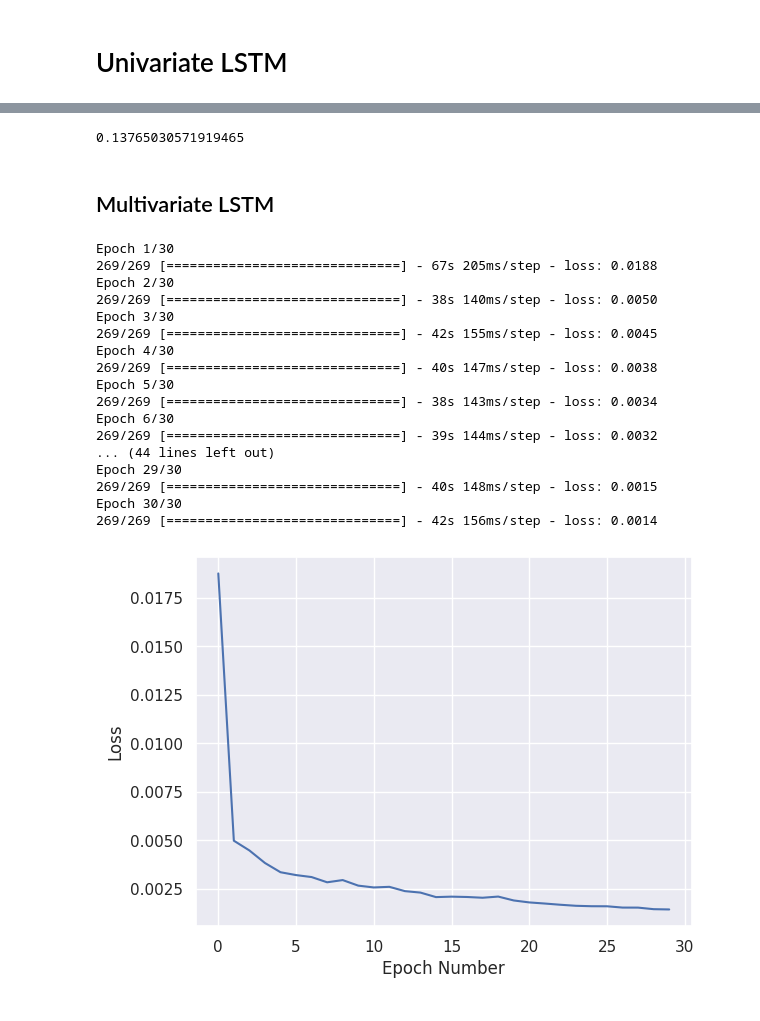
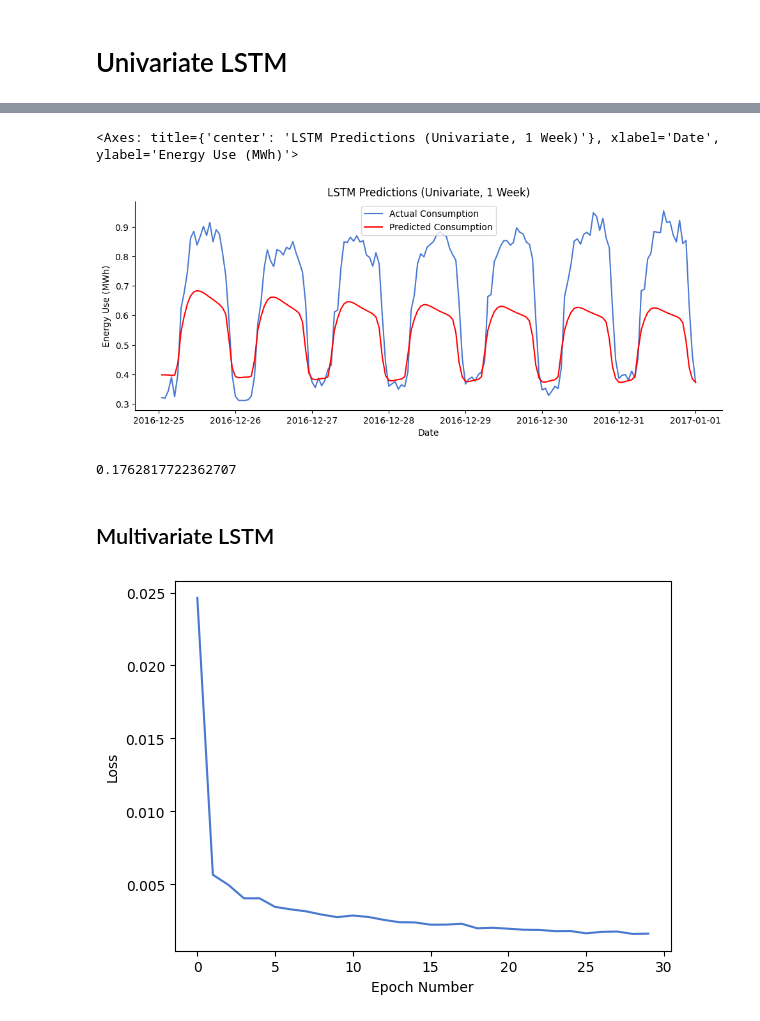
Before and after one commit to glangan/energyDL, a Jupyter notebook: Time_Series_with_DL.ipynb, the cells around one changed output, grey strips where cells are left out. Cells and saved outputs as stored; diff of their text form; code cells hidden in the pictures.

```diff
--- a/Time_Series_with_DL.ipynb
+++ b/Time_Series_with_DL.ipynb
@@ -393,5 +408,5 @@ Model_P.add(Dense(units = 1))
 
 Model_P.compile(optimizer = 'adam', loss = 'mean_squared_error')
 
-Model_P.fit(X_train, y_train, epochs = 10, batch_size = 32)
+Model_P.fit(X_train, y_train, epochs = 30, batch_size = 32, verbose = False)
 # %% [output]
@@ -499,7 +494,7 @@ Model_P.add(Dense(units = 1))
 
 Model_P.compile(optimizer = 'adam', loss = 'mean_squared_error')
 
-Model_P.fit(X_train, y_train, epochs = 30, batch_size = 32)
+Model_P.fit(X_train, y_train, epochs = 30, batch_size = 32, verbose=False)
 
 prediction_test = []
 
@@ -517,4 +512,4 @@ for i in range(168):
 
 prediction_test = np.array(prediction_test)
 
-predictions = sc.inverse_transform(prediction_test)
+predictions_lstm_1w = sc.inverse_transform(prediction_test)
@@ -545,8 +518,8 @@ pred_data = pd.DataFrame(test, columns =['value'])
 pred_data.set_index(df.iloc[8616:,].index,
                     inplace = True)
 
-predictions = pd.DataFrame(predictions, columns = ['value'])
-predictions.set_index(df.iloc[8616:,].index,
+predictions_lstm_1w = pd.DataFrame(predictions_lstm_1w, columns = ['value'])
+predictions_lstm_1w.set_index(df.iloc[8616:,].index,
                     inplace = True)
 
 sns.relplot(y='value', x = pred_data.index, data=pred_data,
@@ -555,14 +528,17 @@ sns.relplot(y='value', x = pred_data.index, data=pred_data,
                 title="LSTM Predictions (Univariate, 1 Week)",
                 xlabel = "Date",
                 ylabel = "Energy Use (MWh)")
-sns.lineplot(y = 'value', x = predictions.index, data = predictions,
+sns.lineplot(y = 'value', x = predictions_lstm_1w.index, data = predictions_lstm_1w,
              color = 'red', label = 'Predicted Consumption')
+# %% [output]
+<Axes: title={'center': 'LSTM Predictions (Univariate, 1 Week)'}, xlabel='Date', ylabel='Energy Use (MWh)'>
+[figure, added]
 # %%
 # RMSE
-rmse_lstm_1w = math.sqrt(mean_squared_error(cons_test, predictions))
+rmse_lstm_1w = math.sqrt(mean_squared_error(cons_test, predictions_lstm_1w))
 rmse_lstm_1w
 # %% [output]
-0.13765030571919465
+0.1762817722362707
 # %% [markdown]
 ## Multivariate LSTM
 # %%
@@ -599,49 +575,32 @@ X_train = np.reshape(X_train,(X_train.shape[0], X_train.shape[1], 2))
 # %%
 # Create LSTM Model
 
 Model = Sequential()
 
 Model.add(LSTM(units = 120, return_sequences = True, input_shape = (X_train.shape[1], 2)))
 Model.add(Dropout(0.2))
 
 Model.add(LSTM(units = 120, return_sequences = True))
 Model.add(Dropout(0.2))
 
 Model.add(LSTM(units = 120, return_sequences = True))
 Model.add(Dropout(0.2))
 
 Model.add(LSTM(units = 120))
 Model.add(Dropout(0.2))
 
 Model.add(Dense(units = 1))
 
 Model.compile(optimizer = 'adam', loss = 'mean_squared_error')
 
-Model.fit(X_train,y_train, epochs = 30, batch_size = 32)
+Model.fit(X_train,y_train, epochs = 30, batch_size = 32, verbose = False)
 
 plt.plot(range(len(Model.history.history['loss'])), Model.history.history['loss'])
 plt.xlabel('Epoch Number')
 plt.ylabel('Loss')
 plt.show()
 # %% [output]
-Epoch 1/30
-269/269 [==============================] - 67s 205ms/step - loss: 0.0188
-Epoch 2/30
-269/269 [==============================] - 38s 140ms/step - loss: 0.0050
-Epoch 3/30
-269/269 [==============================] - 42s 155ms/step - loss: 0.0045
-Epoch 4/30
-269/269 [==============================] - 40s 147ms/step - loss: 0.0038
-Epoch 5/30
-269/269 [==============================] - 38s 143ms/step - loss: 0.0034
-Epoch 6/30
-269/269 [==============================] - 39s 144ms/step - loss: 0.0032
-... (44 lines left out)
-Epoch 29/30
-269/269 [==============================] - 40s 148ms/step - loss: 0.0015
-Epoch 30/30
-269/269 [==============================] - 42s 156ms/step - loss: 0.0014
-[figure, old version]
+[figure, new version]
 # %%
 # Make predictions
 prediction_test = []
```
Also changed, not shown: parts of 36 cells of this notebook.
